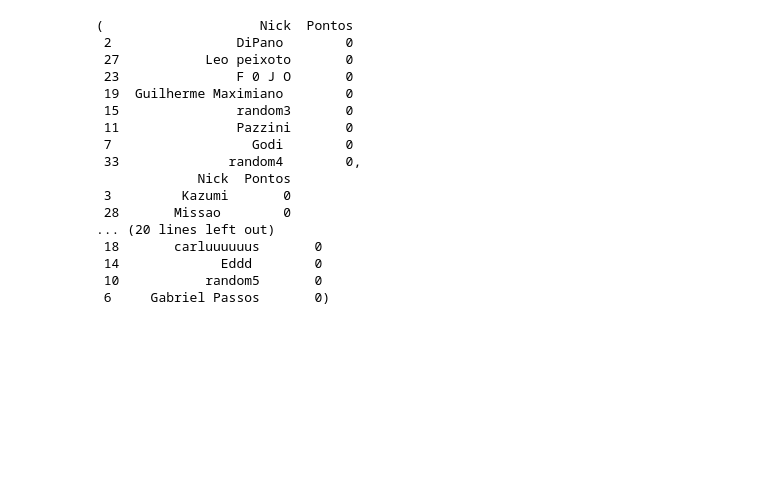
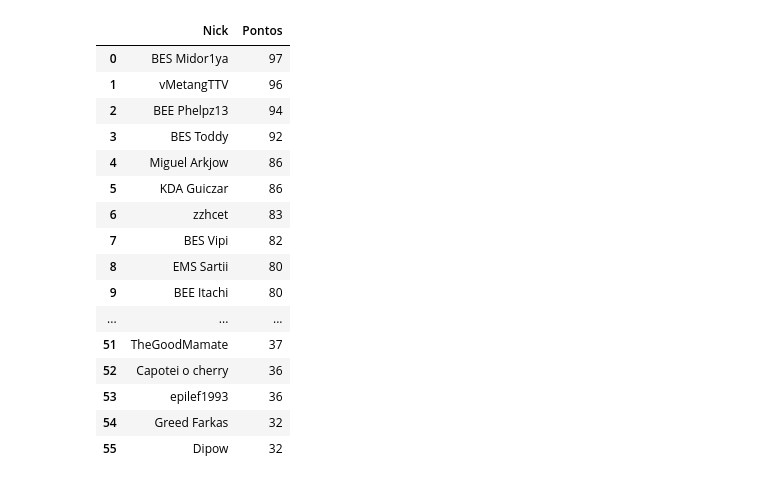
Before and after one commit to arthurslins/tft_liga_dos_leoes, a Jupyter notebook: teste2.ipynb, the cells around one changed output. Saved outputs shown, nothing was run; the diff lists cells and outputs as text; code cells hidden in the pictures; blank space fills up the shorter version.

```diff
--- a/teste2.ipynb
+++ b/teste2.ipynb
@@ -187,20 +186,0 @@ j4.index+=1
-# %%
-j1,j2,j3,j4
-# %% [output]
-(                    Nick  Pontos
- 2                DiPano        0
- 27           Leo peixoto       0
- 23               F 0 J O       0
- 19  Guilherme Maximiano        0
- 15               random3       0
- 11               Pazzini       0
- 7                  Godi        0
- 33              random4        0,
-             Nick  Pontos
- 3         Kazumi       0
- 28       Missao        0
-... (20 lines left out)
- 18       carluuuuuus       0
- 14             Eddd        0
- 10           random5       0
- 6     Gabriel Passos       0)
@@ -206,0 +192,22 @@ j1,j2,j3,j4
+# %%
+rdd1=pd.read_csv("rdd3.csv",index_col=False)
+# %%
+rdd1
+# %% [output]
+|  | Nick | Pontos |
+| 0 | BES Midor1ya | 97 |
+| 1 | vMetangTTV | 96 |
+| 2 | BEE Phelpz13 | 94 |
+| 3 | BES Toddy | 92 |
+| 4 | Miguel Arkjow | 86 |
+| 5 | KDA Guiczar | 86 |
+| 6 | zzhcet | 83 |
+| 7 | BES Vipi | 82 |
+| 8 | EMS Sartii | 80 |
+| 9 | BEE Itachi | 80 |
+| ... | ... | ... |
+| 51 | TheGoodMamate | 37 |
+| 52 | Capotei o cherry | 36 |
+| 53 | epilef1993 | 36 |
+| 54 | Greed Farkas | 32 |
+| 55 | Dipow | 32 |
```
Also changed, not shown: parts of 52 cells of this notebook, 8 other files.
